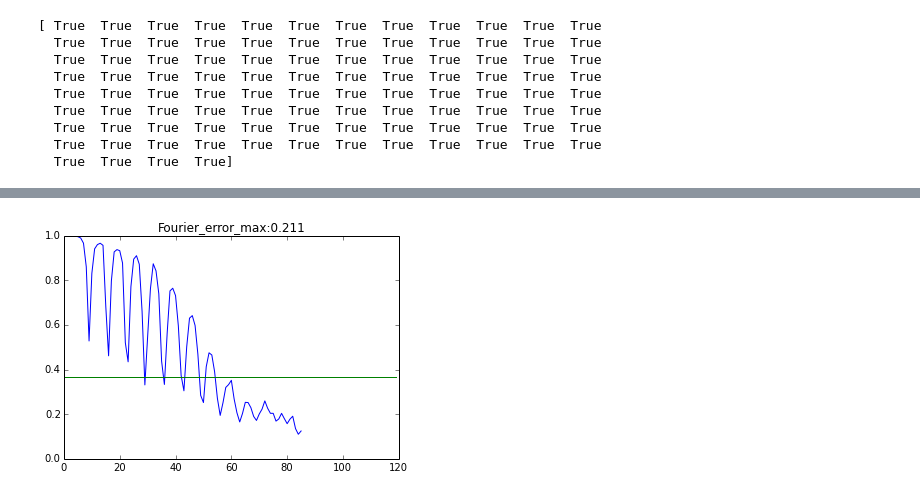
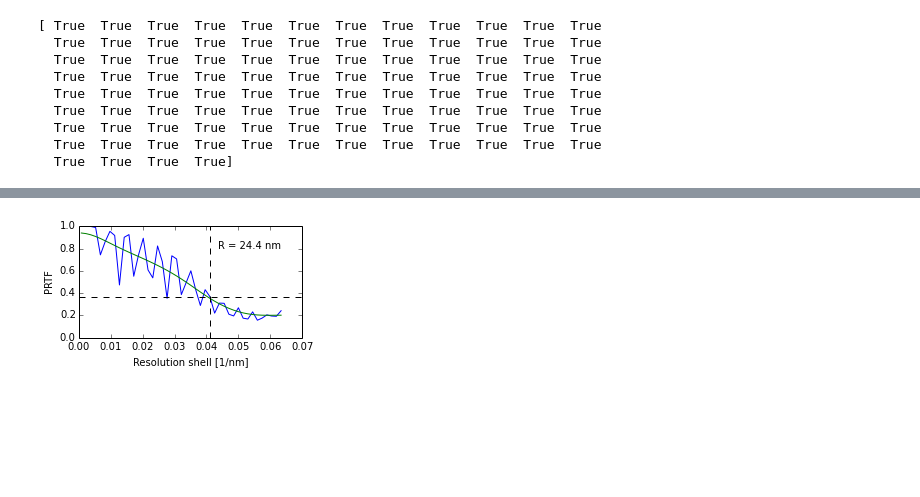
Before and after one commit to mhantke/pbcvcdi, a Jupyter notebook: Phasing2x2-dict.ipynb, the cells around one changed output, grey strips where cells are left out. Saved outputs shown, nothing was run; the diff lists cells and outputs as text; code cells hidden in the pictures; blank space fills up the shorter version.

Commit message:
newest resolution determination

```diff
--- a/Phasing2x2-dict.ipynb
+++ b/Phasing2x2-dict.ipynb
@@ -204,8 +204,27 @@ savefig("%s/%s_%s_3_reciplocal.png" % (Directry,Dataset,index_number))
-# %%
-plot(arange(len(prtf["prtf_r"])),prtf["prtf_r"])
-plot([0,len(prtf["prtf"])-1],[1/e,1/e])
-ylim(0,1)
-title("Fourier_error_max:%s" % (S["fourier_error_max"]))
-savefig("%s/%s_%s_4_prtf.png" % (Directry,Dataset,index_number))
-# %% [output]
-[figure, removed]
+# %%
+downsampling = 2
+P = spimage.downsample(prtf["prtf"],downsampling)
+Pr = spimage.radial_mean(P,cx=P.shape[1]/2,cy=P.shape[0]/2)
+from scipy.ndimage.filters import gaussian_filter
+Prs = gaussian_filter(Pr, 4)
+x = arange(len(Pr)) + 0.5
+binning = 8 * downsampling
+pixel_size = binning*75E-6
+detector_distance = 0.73
+wavelength = 1.1E-9
+res = spimage.detector_pixel_to_resolution_element(i_pixel=x,pixel_size=pixel_size,detector_distance=detector_distance,wavelength=wavelength)
+figure(figsize=(4,2))
+q = 1/res/2.*1E-9
+q_res = (q[Prs<1/e])[0]
+plot(q,Pr)
+plot(q,Prs)
+axhline(1/e,ls="--",color="black")
+axvline(q_res,ls="--",color="black")
+text(q_res+0.0025,0.8,"R = %.1f nm" % (1/q_res),ha="left")
+xlabel("Resolution shell [1/nm]")
+ylabel("PRTF")
+ylim(0,1)
+#title("Fourier_error_max:%s" % (S["fourier_error_max"]))
+savefig("%s/%s_%s_4_prtf.png" % (Directry,Dataset,index_number))
+# %% [output]
+[figure, added]
```
Also changed, not shown: parts of 3 cells of this notebook, 1 other file.
